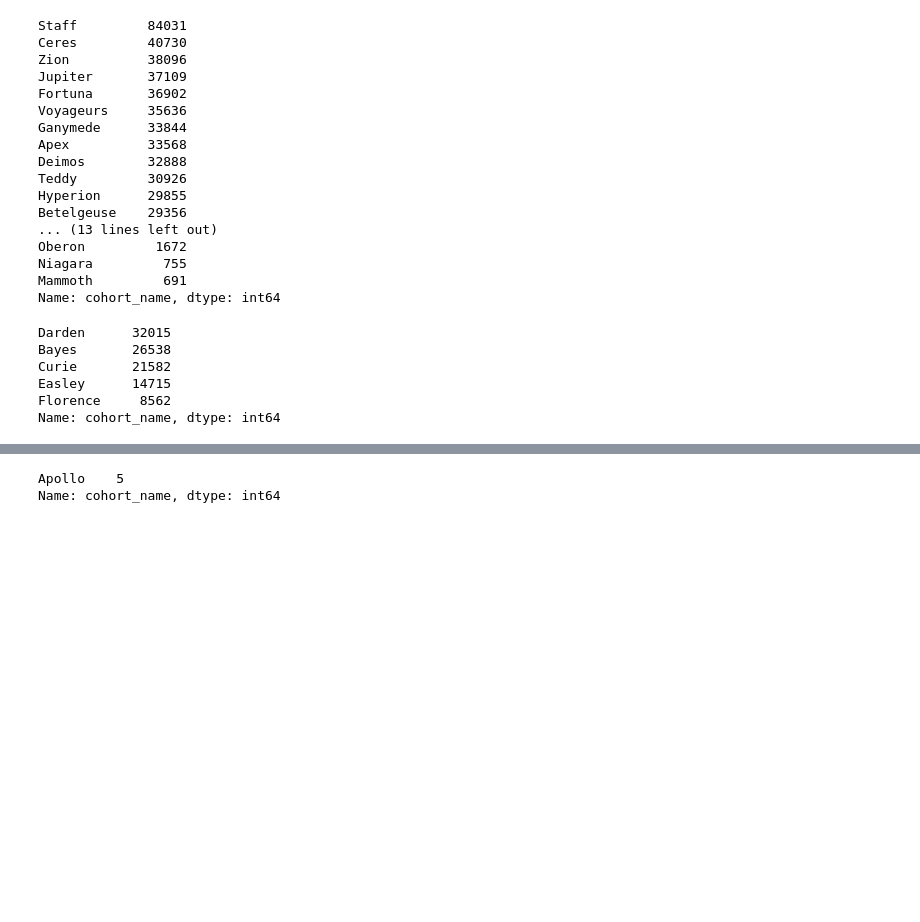
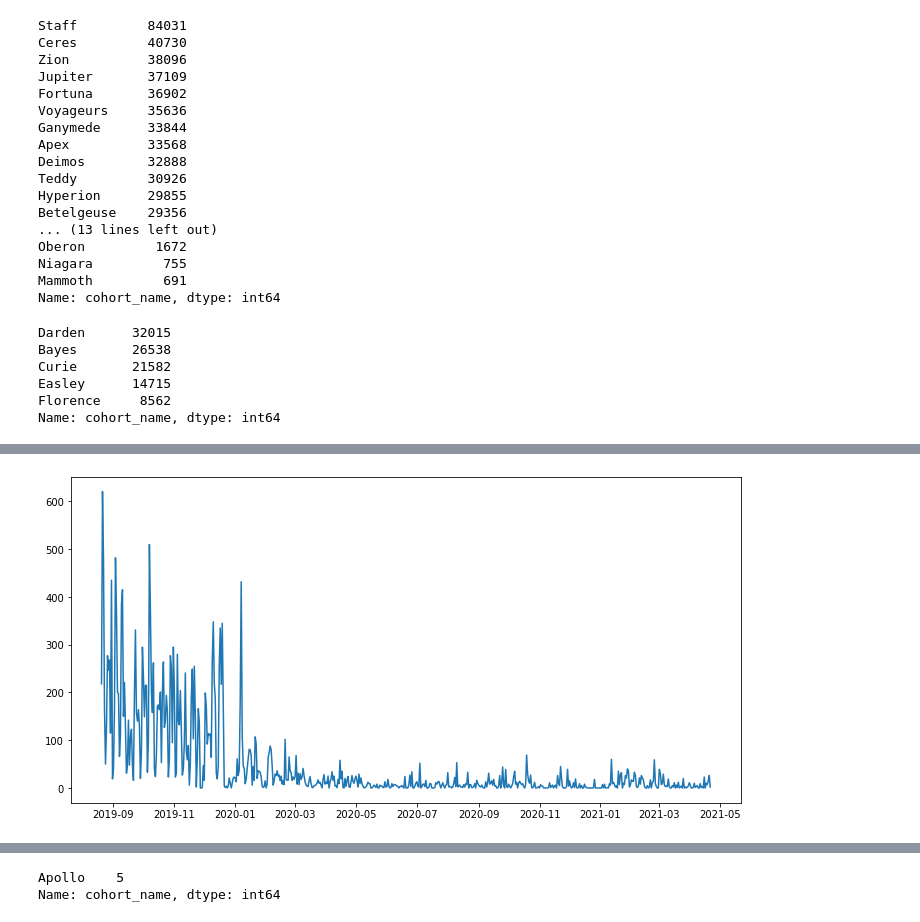
Before and after one commit to Codeup-Board-Advisory/board-slide-research, a Jupyter notebook: working_notebooks/jag-explore.ipynb, the cells around one changed output, grey strips where cells are left out. Saved outputs shown, nothing was run; the diff lists cells and outputs as text; code cells hidden in the pictures; blank space fills up the shorter version.

```diff
--- a/working_notebooks/jag-explore.ipynb
+++ b/working_notebooks/jag-explore.ipynb
@@ -77,0 +155,11 @@ Name: cohort_name, dtype: int64
+# %%
+fig, ax =plt.subplots(figsize=(12,6))
+
+x = bayes.date
+y = bayes['endpoint'].resample('d').count()
+
+ax.plot(y)
+
+plt.show()
+# %% [output]
+[figure, added]
```
Also changed, not shown: parts of 13 cells of this notebook.
